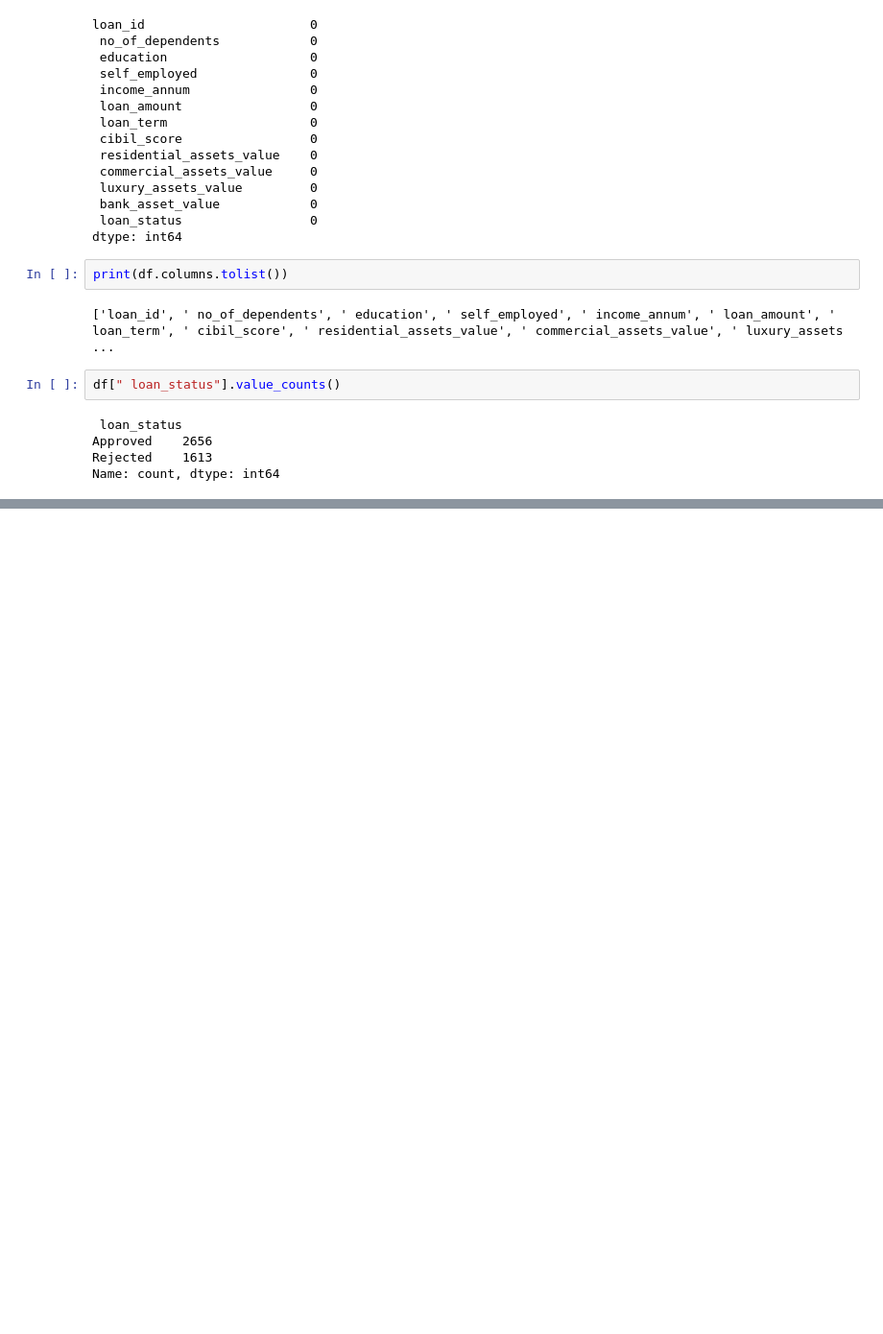
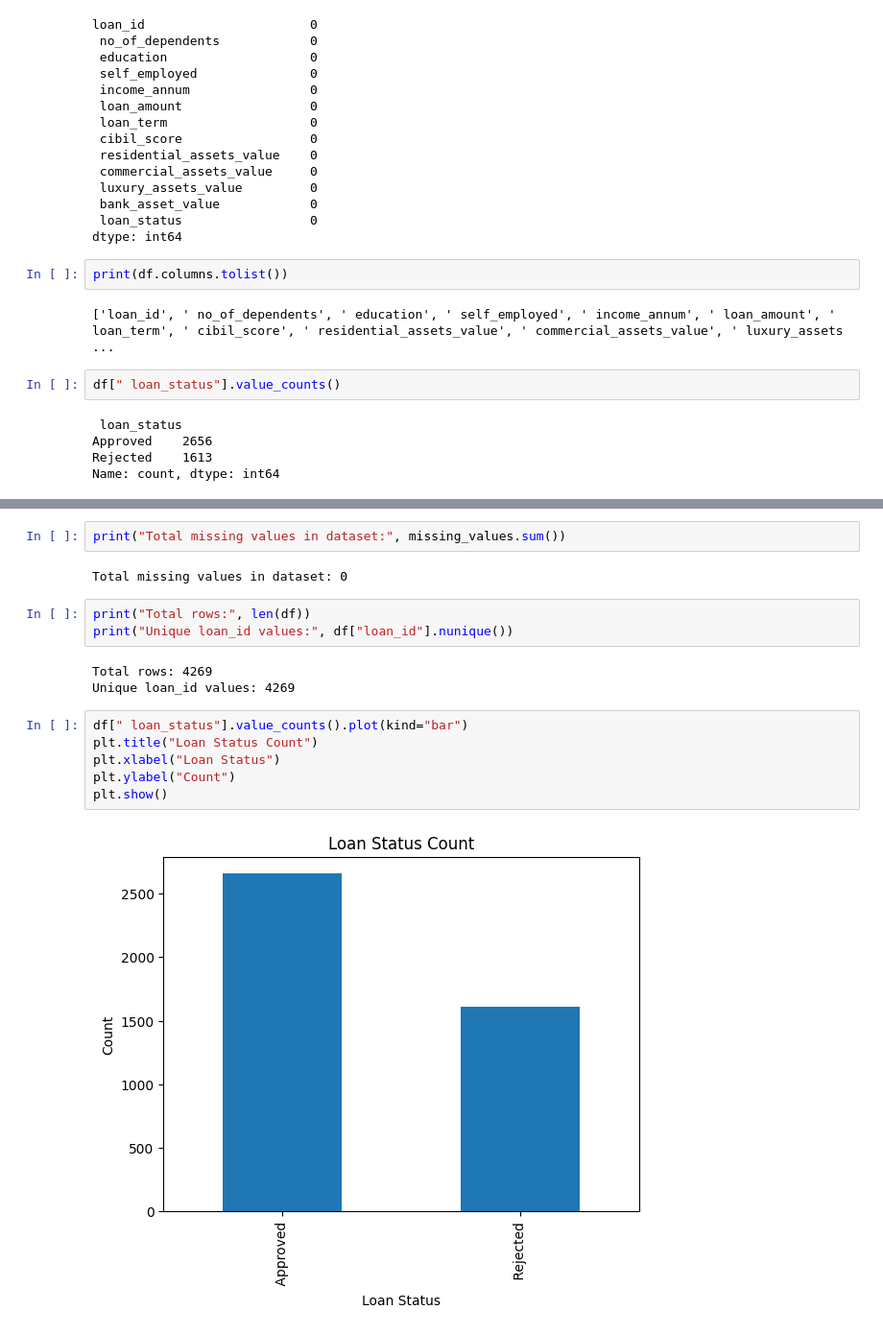
Before and after one commit to ex6t/loan-approval-ml-project, a Jupyter notebook: notebooks/01_data_check.ipynb, the cells around one changed output, grey strips where cells are left out. Shown at 96% size. Saved outputs shown, nothing was run; the diff lists cells and outputs as text; blank space fills up the shorter version.

Commit message:
Inspect dataset structure and explore target distribution

```diff
--- a/notebooks/01_data_check.ipynb
+++ b/notebooks/01_data_check.ipynb
@@ -87,0 +178,18 @@ Name: count, dtype: int64
+# %%
+print("Total missing values in dataset:", missing_values.sum())
+# %% [output]
+Total missing values in dataset: 0
+# %%
+print("Total rows:", len(df))
+print("Unique loan_id values:", df["loan_id"].nunique())
+# %% [output]
+Total rows: 4269
+Unique loan_id values: 4269
+# %%
+df[" loan_status"].value_counts().plot(kind="bar")
+plt.title("Loan Status Count")
+plt.xlabel("Loan Status")
+plt.ylabel("Count")
+plt.show()
+# %% [output]
+[figure, added]
```
Also changed, not shown: parts of 11 cells of this notebook.
